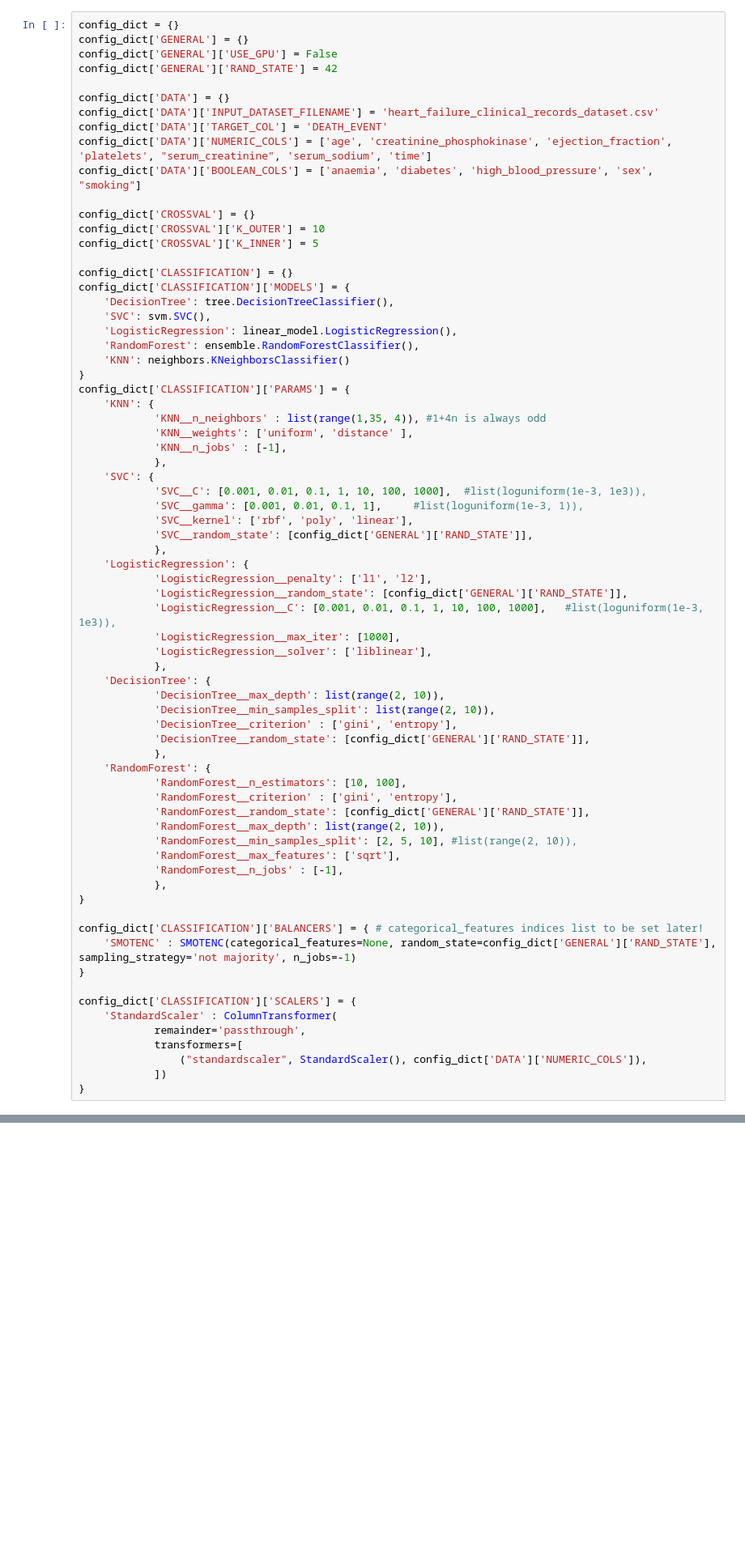
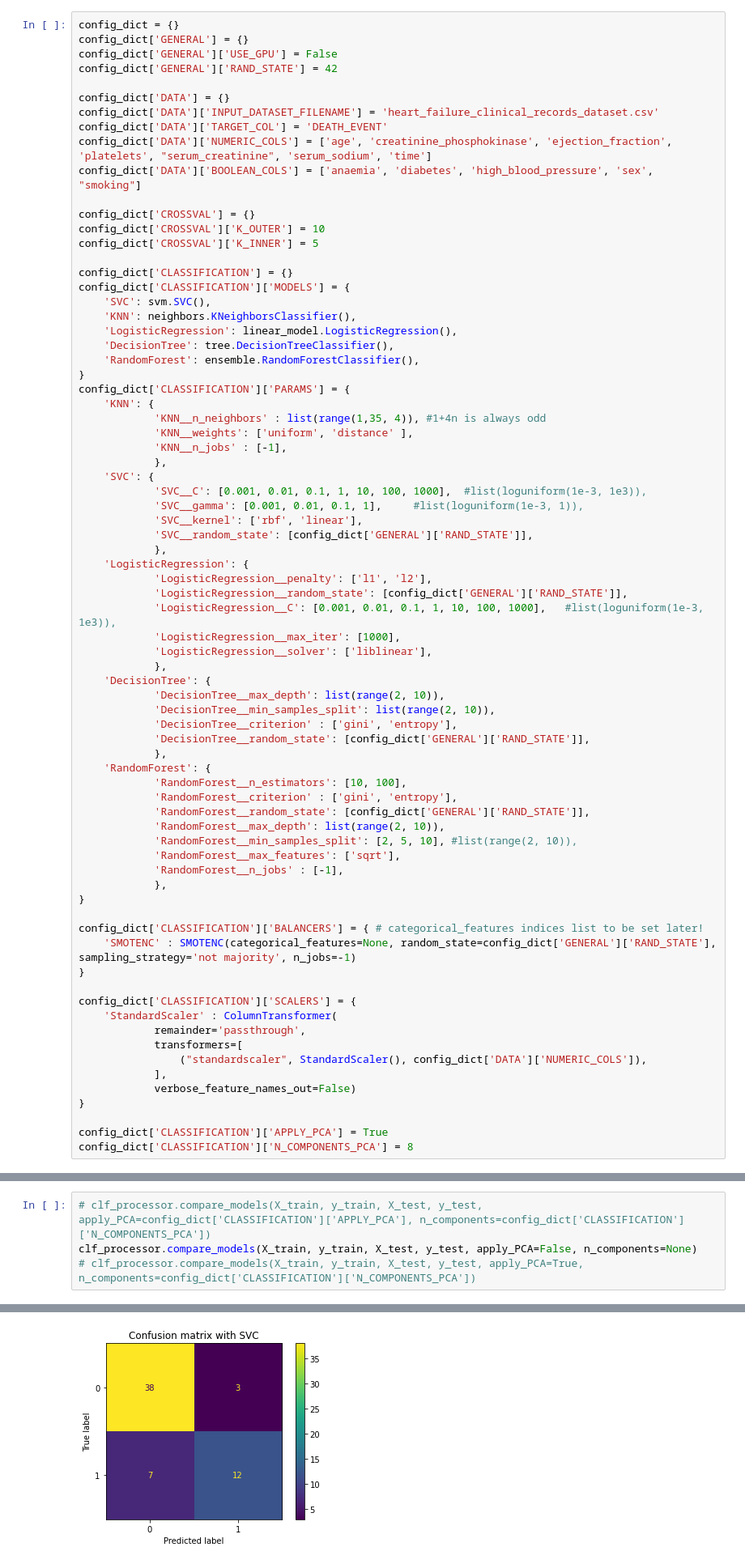
Before and after one commit to Giorgia3/Data_Spaces_Project, a Jupyter notebook: Data_Spaces_project.ipynb, the cells around one changed output, grey strips where cells are left out. Shown at 81% size. Drawn from its saved outputs; the diff is of its cells as text; blank space fills up the shorter version.

```diff
--- a/Data_Spaces_project.ipynb
+++ b/Data_Spaces_project.ipynb
@@ -100,11 +100,11 @@ config_dict['CROSSVAL']['K_INNER'] = 5
 
 config_dict['CLASSIFICATION'] = {}
 config_dict['CLASSIFICATION']['MODELS'] = {
+    'SVC': svm.SVC(),
+    'KNN': neighbors.KNeighborsClassifier(),
+    'LogisticRegression': linear_model.LogisticRegression(),
     'DecisionTree': tree.DecisionTreeClassifier(),
-    'SVC': svm.SVC(),
-    'LogisticRegression': linear_model.LogisticRegression(),
     'RandomForest': ensemble.RandomForestClassifier(),
-    'KNN': neighbors.KNeighborsClassifier()
 }
 config_dict['CLASSIFICATION']['PARAMS'] = {
     'KNN': {
@@ -115,7 +115,7 @@ config_dict['CLASSIFICATION']['PARAMS'] = {
     'SVC': {
             'SVC__C': [0.001, 0.01, 0.1, 1, 10, 100, 1000],  #list(loguniform(1e-3, 1e3)),
             'SVC__gamma': [0.001, 0.01, 0.1, 1],     #list(loguniform(1e-3, 1)),
-            'SVC__kernel': ['rbf', 'poly', 'linear'],
+            'SVC__kernel': ['rbf', 'linear'],
             'SVC__random_state': [config_dict['GENERAL']['RAND_STATE']],
             },
     'LogisticRegression': {
@@ -151,8 +151,12 @@ config_dict['CLASSIFICATION']['SCALERS'] = {
             remainder='passthrough',
             transformers=[
                 ("standardscaler", StandardScaler(), config_dict['DATA']['NUMERIC_COLS']),
-            ])
+            ],
+            verbose_feature_names_out=False)
 }
+
+config_dict['CLASSIFICATION']['APPLY_PCA'] = True
+config_dict['CLASSIFICATION']['N_COMPONENTS_PCA'] = 8
 # %%
 def generate_config_str():
     str_conf = '--------------------------------------------------------------\n'
@@ -869,0 +1118,5 @@ ValueError: ignored
+# %%
+# clf_processor.compare_models(X_train, y_train, X_test, y_test, apply_PCA=config_dict['CLASSIFICATION']['APPLY_PCA'], n_components=config_dict['CLASSIFICATION']['N_COMPONENTS_PCA'])
+clf_processor.compare_models(X_train, y_train, X_test, y_test, apply_PCA=False, n_components=None)
+# clf_processor.compare_models(X_train, y_train, X_test, y_test, apply_PCA=True, n_components=config_dict['CLASSIFICATION']['N_COMPONENTS_PCA'])
+# %% [output]
@@ -869,0 +1151 @@ ValueError: ignored
+[figure, added]
```
Also changed, not shown: parts of 14 cells of this notebook.
